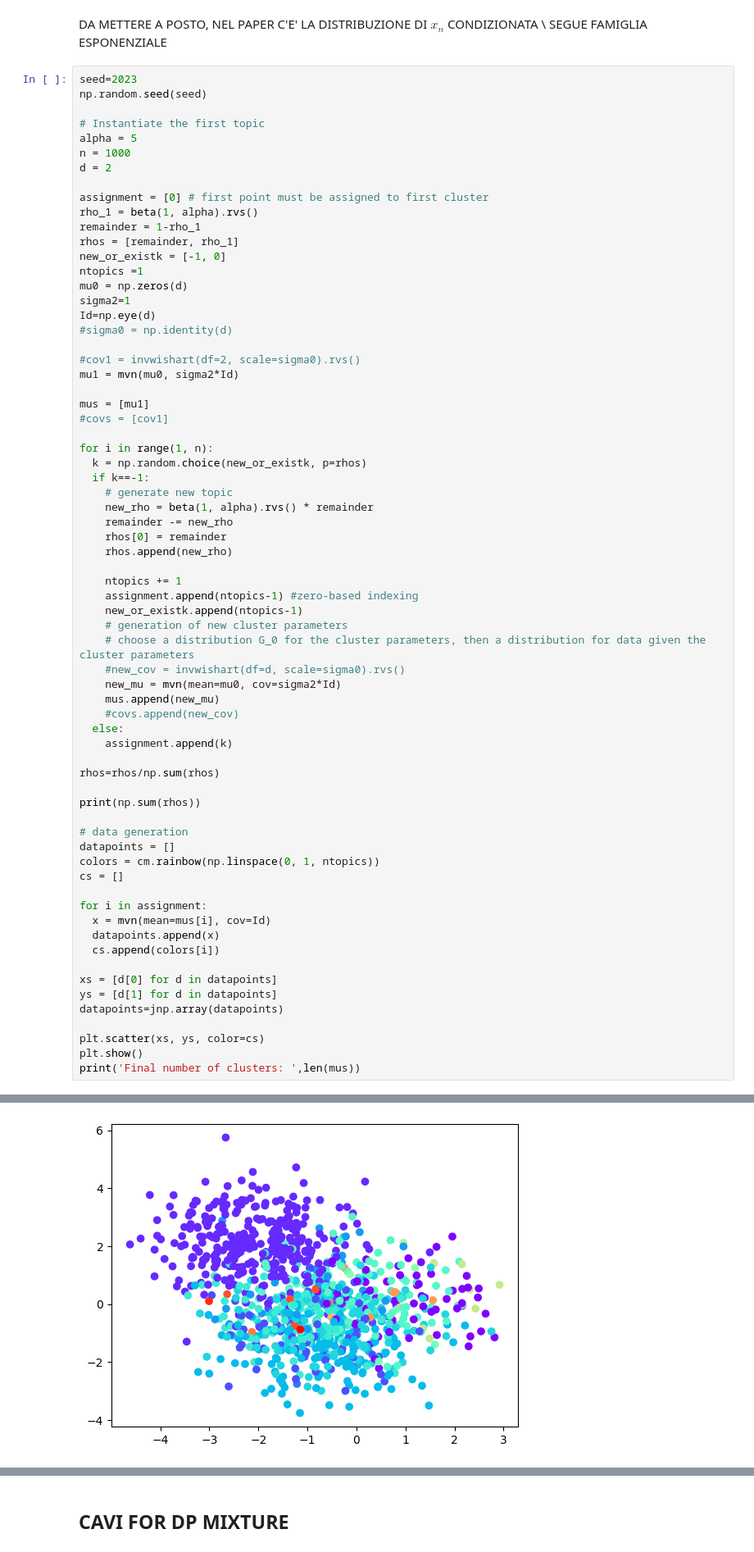
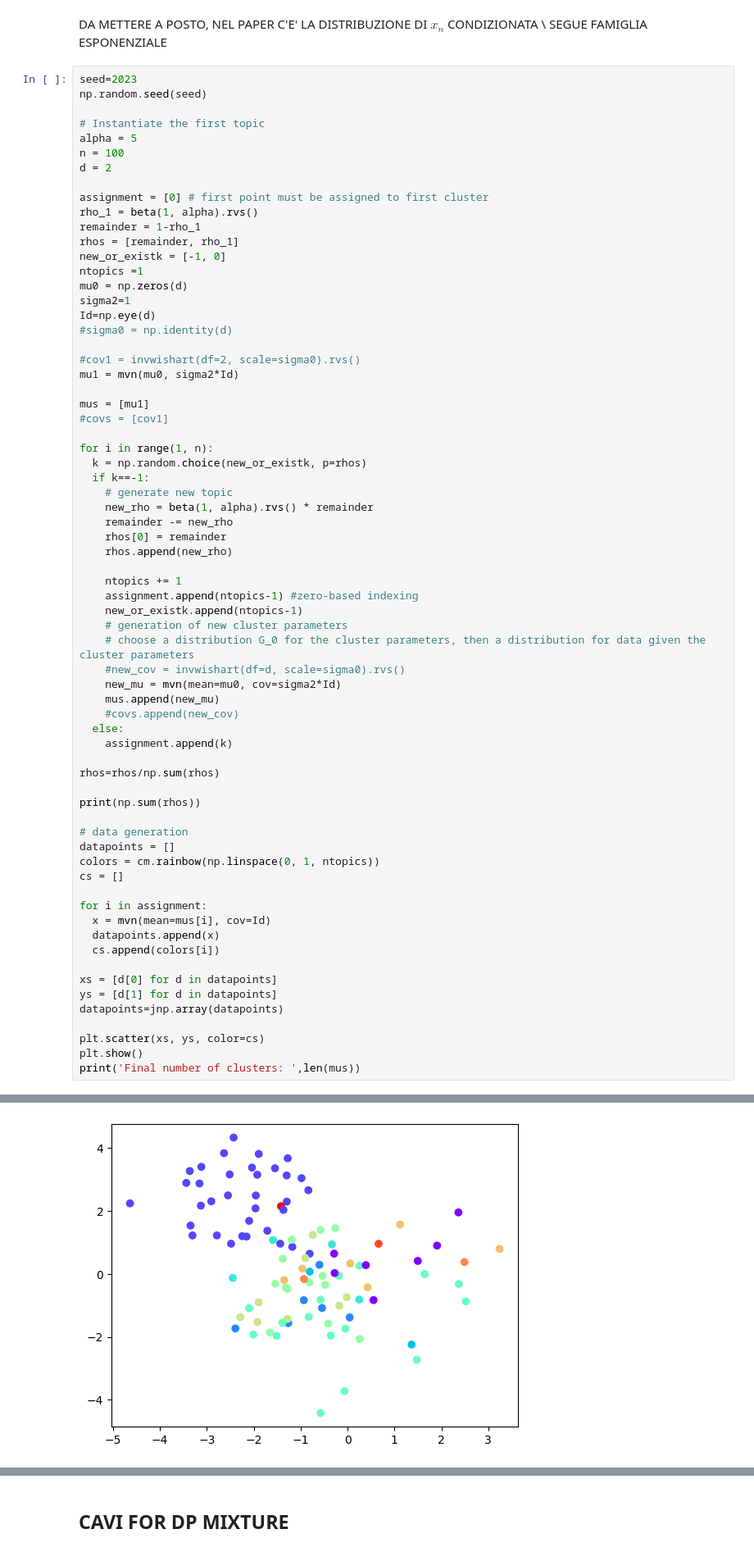
Before and after one commit to angelocurti/Bayesian_Statistics_2324, a Jupyter notebook: CAVI_DP_2.ipynb, the cells around one changed output, grey strips where cells are left out. Shown at 82% size. Saved outputs shown, nothing was run; the diff lists cells and outputs as text.

```diff
--- a/CAVI_DP_2.ipynb
+++ b/CAVI_DP_2.ipynb
@@ -43,7 +42,7 @@ np.random.seed(seed)
 
 # Instantiate the first topic
 alpha = 5
-n = 1000
+n = 100
 d = 2
 
 assignment = [0] # first point must be assigned to first cluster
@@ -80,31 +79,31 @@ for i in range(1, n):
     #new_cov = invwishart(df=d, scale=sigma0).rvs()
     new_mu = mvn(mean=mu0, cov=sigma2*Id)
     mus.append(new_mu)
     #covs.append(new_cov)
   else:
     assignment.append(k)
 
 rhos=rhos/np.sum(rhos)
 
 print(np.sum(rhos))
 
 # data generation
 datapoints = []
 colors = cm.rainbow(np.linspace(0, 1, ntopics))
 cs = []
 
 for i in assignment:
   x = mvn(mean=mus[i], cov=Id)
   datapoints.append(x)
   cs.append(colors[i])
 
 xs = [d[0] for d in datapoints]
 ys = [d[1] for d in datapoints]
 datapoints=jnp.array(datapoints)
 
 plt.scatter(xs, ys, color=cs)
 plt.show()
 print('Final number of clusters: ',len(mus))
 # %% [output]
 1.0
-[figure, old version]
+[figure, new version]
```
Also changed, not shown: parts of 8 cells of this notebook.
